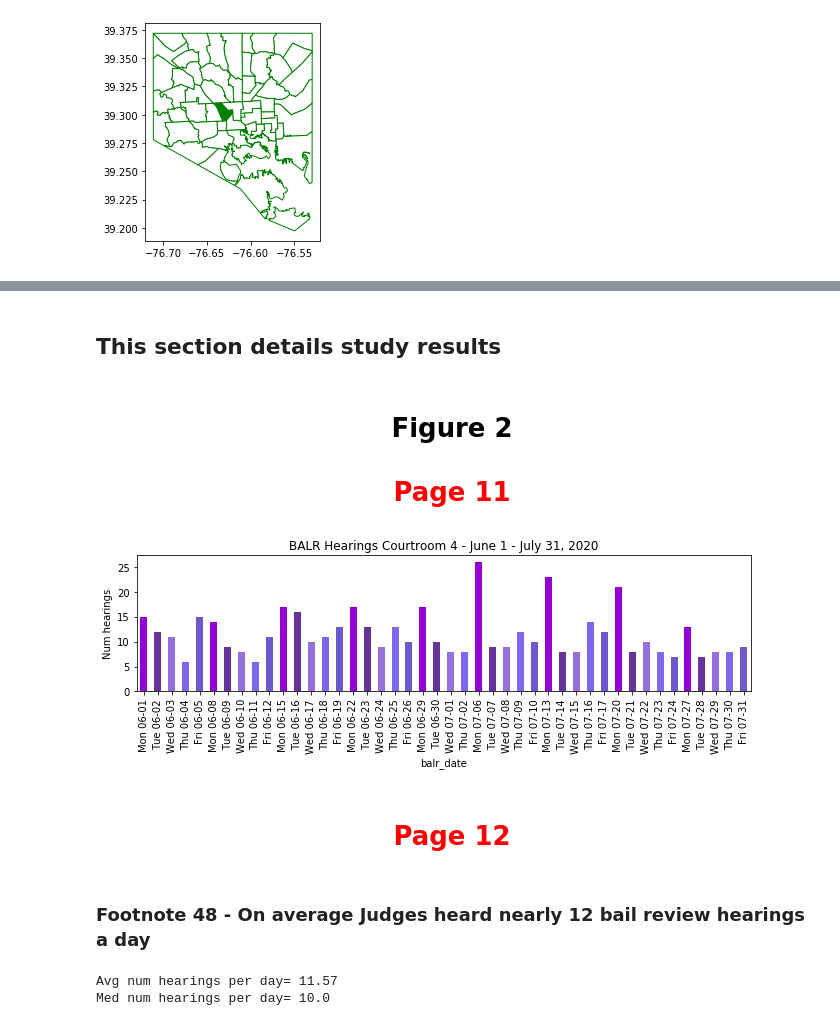
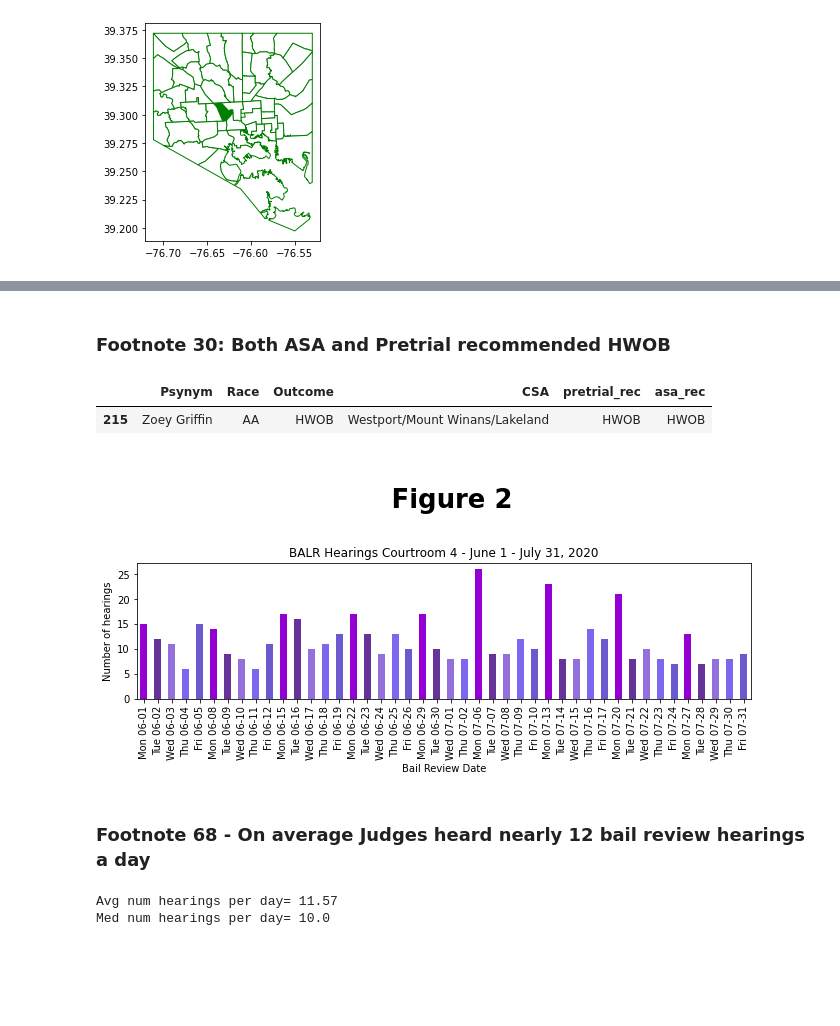
Before and after one commit to Colinstarger/Butterfly_in_COVID_Spring22, a Jupyter notebook: Black_Butterfly_Sp22_public.ipynb, the cells around one changed output, grey strips where cells are left out. Saved outputs shown, nothing was run; the diff lists cells and outputs as text; code cells hidden in the pictures; blank space fills up the shorter version.

```diff
--- a/Black_Butterfly_Sp22_public.ipynb
+++ b/Black_Butterfly_Sp22_public.ipynb
@@ -490,36 +510,39 @@ get_All_CSA_ranks(csa)
-# %% [markdown]
-## This section details study results
+# %% [markdown]
+### Footnote 30: Both ASA and Pretrial recommended HWOB
+# %%
+findName("Griffin")
+# %% [output]
+|  | Psynym | Race | Outcome | CSA | pretrial_rec | asa_rec |
+| 215 | Zoey Griffin | AA | HWOB | Westport/Mount Winans/Lakeland | HWOB | HWOB |
 # %% [markdown]
 <h1 style="text-align:center; color:black">Figure 2</h1>
-<h1 style="text-align:center; color:red">Page 11</h1>
 # %%
 #THIS PRODUCES FIGURE 2 - HEARINGS OBSERVED
 
 #Hearing Dates
 fig, ax = plt.subplots()
 fig.set_size_inches(11,2.5)
 balr_df= all_defs_df.groupby('balr_date')
 
 #Clean up labels and colors
 color_dict={0:"darkviolet", 1:"rebeccapurple", 2:"mediumpurple", 3:"mediumslateblue", 4:"slateblue"}
 xticks=[]
 colors=[]
 for x in list(balr_df.groups.keys()):
     #print(x.strftime('%a %m-%d'))
     xticks.append(x.strftime('%a %m-%d'))
     colors.append(color_dict[x.weekday()])
 
 balr_df.size().plot.bar(ax=ax, color=colors, title="BALR Hearings Courtroom 4 - June 1 - July 31, 2020")
-ax.set_ylabel("Num hearings")
+ax.set_ylabel("Number of hearings")
+ax.set_xlabel("Bail Review Date")
 
 ax.set_xticklabels(xticks)
 pass #Just calling pass to stop the echoing of the xticks
 # %% [output]
-[figure, old version]
+[figure, new version]
-# %% [markdown]
-<h1 style="text-align:center; color:red">Page 12</h1>
 # %% [markdown]
-### Footnote 48 - On average Judges heard nearly 12 bail review hearings a day
+### Footnote 68 - On average Judges heard nearly 12 bail review hearings a day
 # %%
 #Average number of hearings
 print("Avg num hearings per day=", round(balr_df["balr_date"].count().mean(),2))
```
Also changed, not shown: parts of 148 cells of this notebook.
